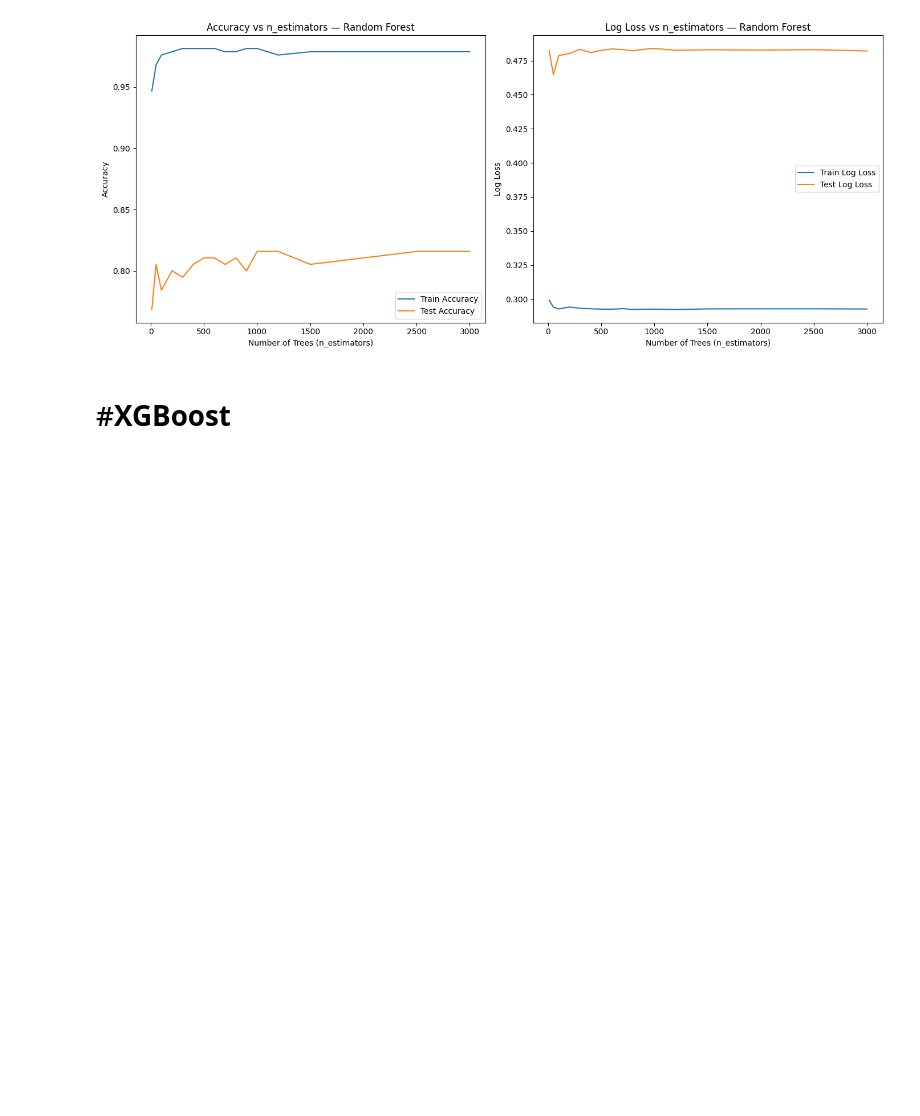
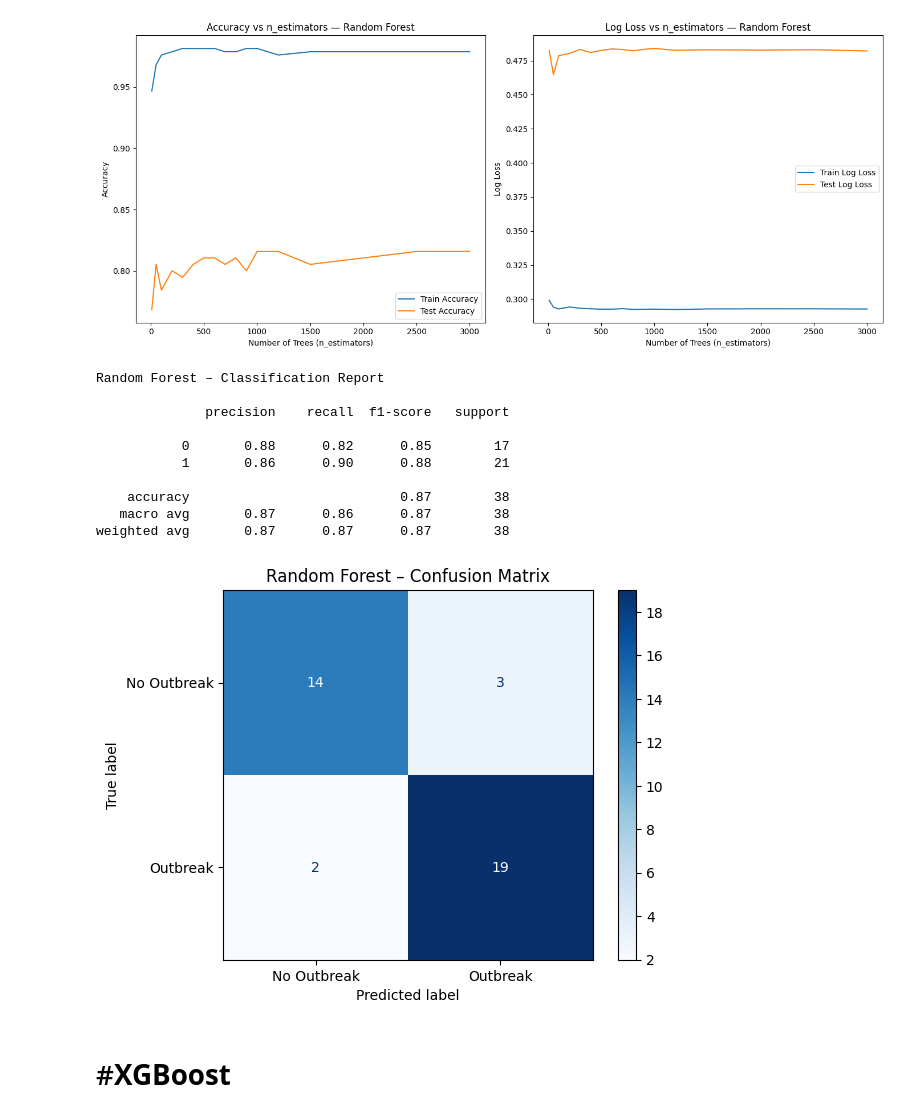
Before and after one commit to Dominic-George/Predicting-climate-linked-vector-borne-disease-outbreaks, a Jupyter notebook: Final_projject_5.ipynb, the cells around one changed output. Saved outputs shown, nothing was run; the diff lists cells and outputs as text; code cells hidden in the pictures; blank space fills up the shorter version.

```diff
--- a/Final_projject_5.ipynb
+++ b/Final_projject_5.ipynb
@@ -1195,6 +1195,32 @@ plt.tight_layout()
 plt.show()
 # %% [output]
 [figure]
+# %%
+print("Random Forest – Classification Report\n")
+print(classification_report(y_test, y_pred_rf))
+
+#confusion matrix
+cm_rf = confusion_matrix(y_test, y_pred_rf)
+#confusion matrix
+disp_rf = ConfusionMatrixDisplay(
+    confusion_matrix=cm_rf,
+    display_labels=["No Outbreak", "Outbreak"])
+
+disp_rf.plot(cmap="Blues")
+plt.title("Random Forest – Confusion Matrix")
+plt.show()
+# %% [output]
+Random Forest – Classification Report
+
+              precision    recall  f1-score   support
+
+           0       0.88      0.82      0.85        17
+           1       0.86      0.90      0.88        21
+
+    accuracy                           0.87        38
+   macro avg       0.87      0.86      0.87        38
+weighted avg       0.87      0.87      0.87        38
+[figure, added]
 # %% [markdown]
 # #**XGBoost**
 # %%
```
Also changed, not shown: parts of 2 cells of this notebook.
